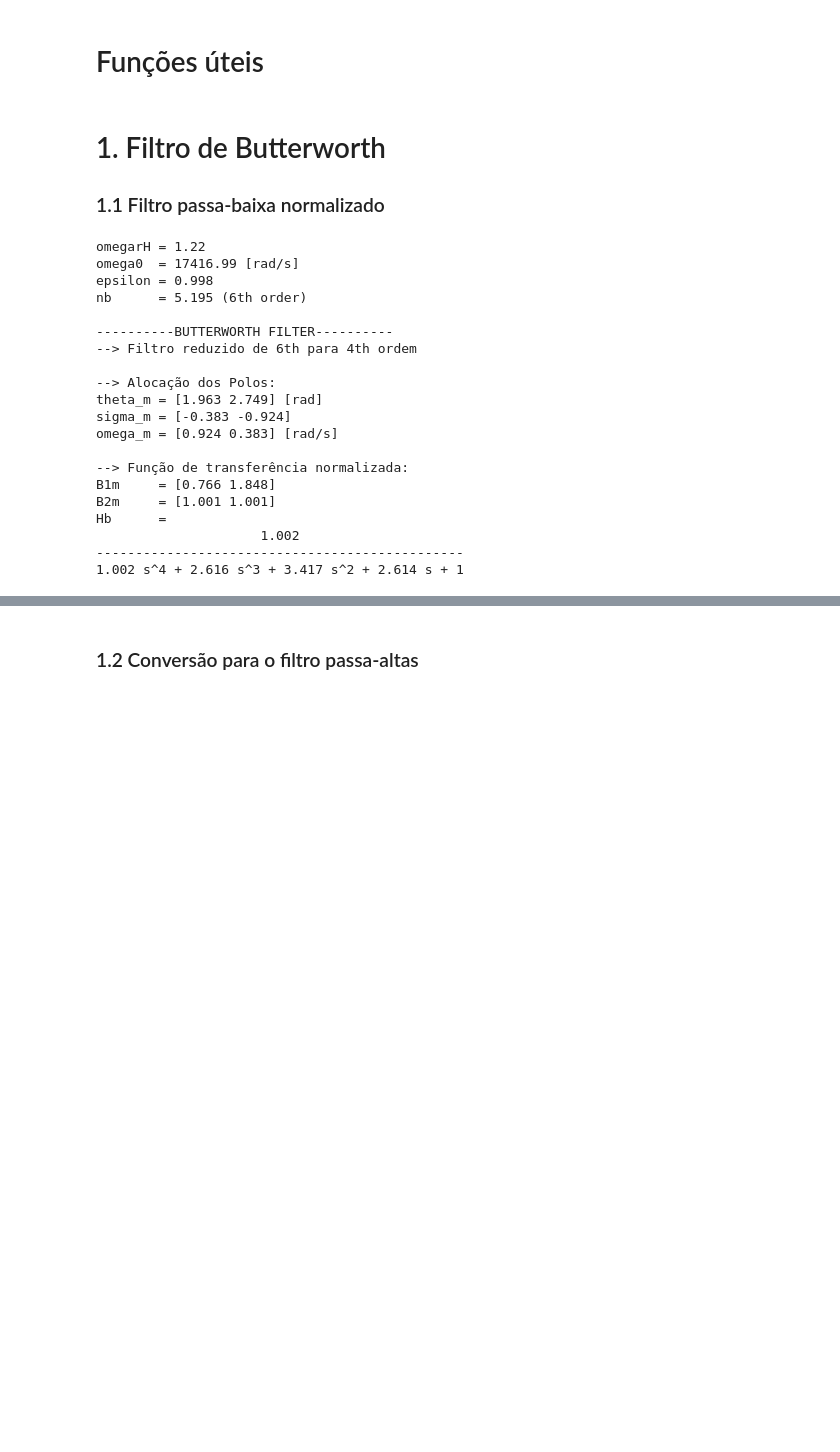
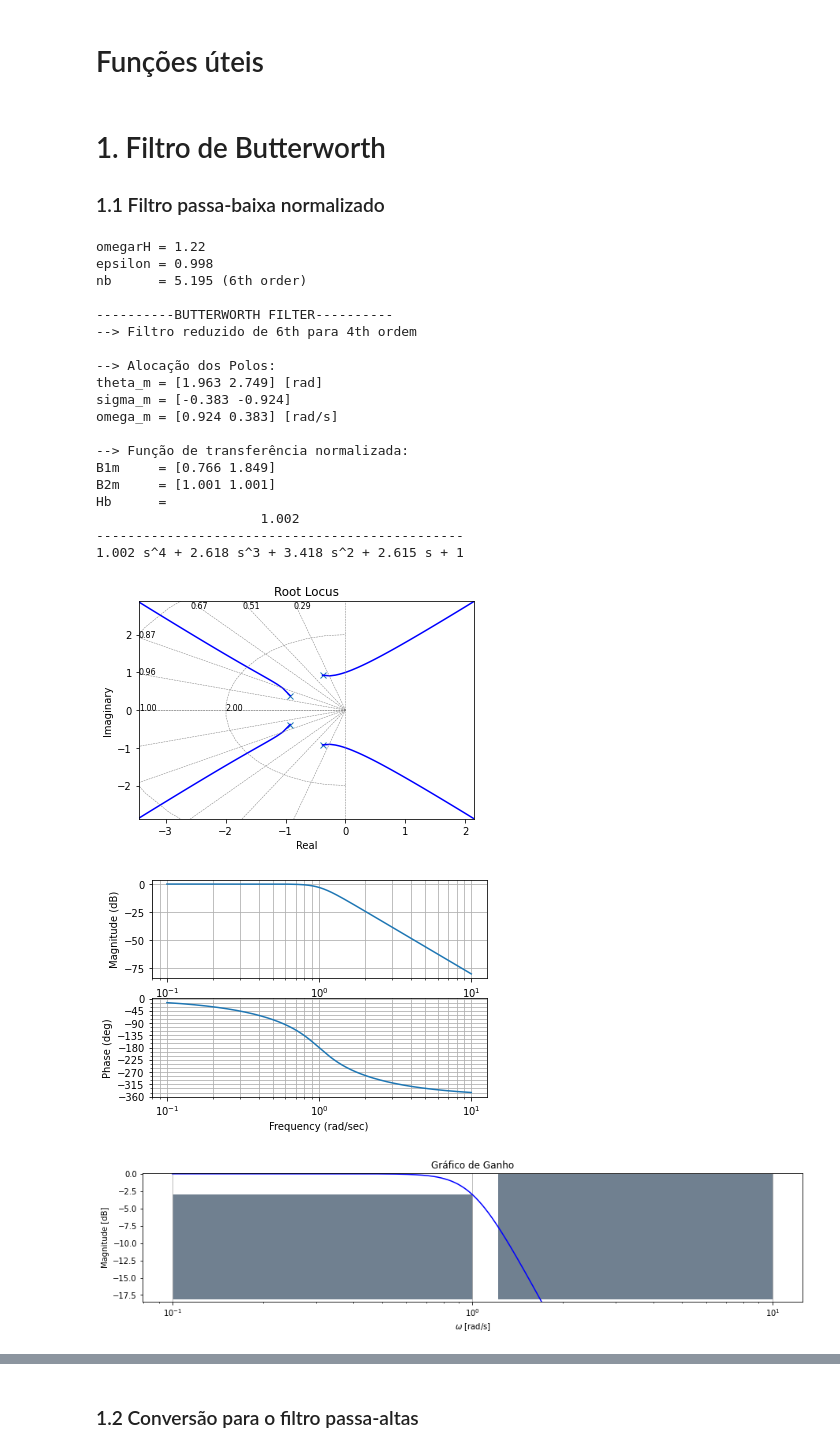
Before and after one commit to Widmark-Kaue/digital-signal-processing, a Jupyter notebook: avl2.ipynb, the cells around one changed output, grey strips where cells are left out. Saved outputs shown, nothing was run; the diff lists cells and outputs as text; code cells hidden in the pictures; blank space fills up the shorter version.

```diff
--- a/avl2.ipynb
+++ b/avl2.ipynb
@@ -10,6 +10,11 @@ PATH_IMAGES = Path('images')
 # Dados de Entrada
 # %%
 fpass   = 2772    #[Hz]
-fstop   = 2272    #[Hz]
 apass   = -3      #[dB]
 astop   = -18     #[dB]
+
+fstop   = fpass - 500
+omegarH = fpass/fstop
+omega0  = 2*np.pi*fpass
+
+print(f'fstop = {fstop} Hz')
@@ -29,7 +36,7 @@ def thetam (n:int)->np.ndarray:
 
     return np.pi*(2*m + n + 1)/(2*n)
 
-def FTb(n:int, R:float, w0:float = 1, PB:bool = True, BW:float = None)-> m.TransferFunction:
+def FTb(n:int, R:float)-> m.TransferFunction:
         print(10*'-'+'BUTTERWORTH FILTER'+10*'-')
         if n > 4:
             print(f'--> Filtro reduzido de {n}th para 4th ordem')
@@ -41,10 +48,6 @@ def FTb(n:int, R:float, w0:float = 1, PB:bool = True, BW:float = None)-> m.Trans
 
 
         s  = m.tf('s')
-        # if BW == None:
-        #     S = (s/w0)**(1 if PB else -1)
-        # else:
-        #     S = ( (s**2 + w0**2)/BW )**(1 if PB else -1)
 
         B1 = -2*sigma_m
         B2 = sigma_m**2 + omega_m**2
@@ -54,7 +57,9 @@ def FTb(n:int, R:float, w0:float = 1, PB:bool = True, BW:float = None)-> m.Trans
             a   = np.array([1, B1[i], B2[i]])
             aux = np.polymul(aux,a)
 
-        H = lambda S=s: R**(exp)*np.prod(B2)/((S+R)**exp)/sum([S**j *aux[j] for j in range(len(aux))])
+        h1 = lambda S: sum([S**j *aux[j] for j in range(len(aux))])
+        h2 = lambda S: (S+R)**(exp)
+        H  = lambda S: R**(exp)*np.prod(B2)/(h1(S)*h2(S))
 
         # Prints
         print('\n--> Alocação dos Polos:')
@@ -64,7 +69,7 @@ def FTb(n:int, R:float, w0:float = 1, PB:bool = True, BW:float = None)-> m.Trans
         if not n%2 == 0:
             print(f'sigma_r\t= {-R}')
 
-        print(f'\n--> Função de transferência {"normalizada" if w0 == 1 else ""}:')
+        print(f'\n--> Função de transferência normalizada:')
         print(f'B1m\t= {np.round(B1,3)}')
         print(f'B2m\t= {np.round(B2,3)}')
         print(f'Hb\t= {H(s)}')
@@ -74,44 +79,71 @@ def FTb(n:int, R:float, w0:float = 1, PB:bool = True, BW:float = None)-> m.Trans
 
 ### 1.1 Filtro passa-baixa normalizado
 # %%
-# parâmetros do filtro
-omegarH = fpass/fstop
-
 # fator de ajuste
 eps = epsf(apass)
 
 # ordem do filtro
 nb  = np.log10(epsf(astop)/epsf(apass))/(2*np.log10(omegarH))
 n   =  round(nb)+1 if not nb%1 == 0 else nb
 
-# alocação dos polos
-R = eps**(-1/n)
-
 print(f'omegarH\t= {round(omegarH,3)}')
-print(f'omega0\t= {round(omega0,3)} [rad/s]')
 print(f'epsilon\t= {round(eps,3)}')
 print(f'nb\t= {round(nb,3)} ({n}th order)\n')
 
+# alocação dos polos
+R = eps**(-1/(n if n<=4 else 4))
+
 # função de transferência
-H = FTb(n,R)
+s   = m.tf('s')
+H   = FTb(n,R)
+Hrl = H(s)
+
+# Lugar das raízes
+m.rlocus(Hrl, grid = True, plotstr='b')
+plt.show()
+
+# Diagrama de Bode
+mag, phase, omega = m.bode(Hrl, plot = True)
+magdB = 20*np.log10(mag)
+plt.show()
+
+
+Xtemp = lambda x0,xf: [x0, xf]
+Ytemp = lambda a0,af: [a0, af]
+with plt.rc_context({'figure.figsize':(15,3)}):
+
+    plt.semilogx(omega, magdB, 'b')
+    plt.fill_between(Xtemp(omega[0], 1), Ytemp(apass, apass),Ytemp(astop,astop),color ='slategrey')
+    plt.fill_between(Xtemp(omegarH, 10),Ytemp(0,0),Ytemp(astop,astop), color ='slategrey')
+
+
+    plt.ylim([-18.5,0.1])
+    plt.title('Gráfico de Ganho')
+    plt.xlabel(r'$\omega$ [rad/s]')
+    plt.ylabel('Magnitude [dB]')
+
+    plt.grid(axis = 'x')
+    plt.show()
 # %% [output]
 omegarH = 1.22
-omega0  = 17416.99 [rad/s]
 epsilon = 0.998
 nb      = 5.195 (6th order)
 
 ----------BUTTERWORTH FILTER----------
 --> Filtro reduzido de 6th para 4th ordem
 
 --> Alocação dos Polos:
 theta_m = [1.963 2.749] [rad]
 sigma_m = [-0.383 -0.924]
 omega_m = [0.924 0.383] [rad/s]
 
 --> Função de transferência normalizada:
-B1m     = [0.766 1.848]
+B1m     = [0.766 1.849]
 B2m     = [1.001 1.001]
 Hb      =
                      1.002
 -----------------------------------------------
-1.002 s^4 + 2.616 s^3 + 3.417 s^2 + 2.614 s + 1
+1.002 s^4 + 2.618 s^3 + 3.418 s^2 + 2.615 s + 1
+[figure, added]
+[figure, added]
+[figure, added]
```
Also changed, not shown: parts of 6 cells of this notebook.
